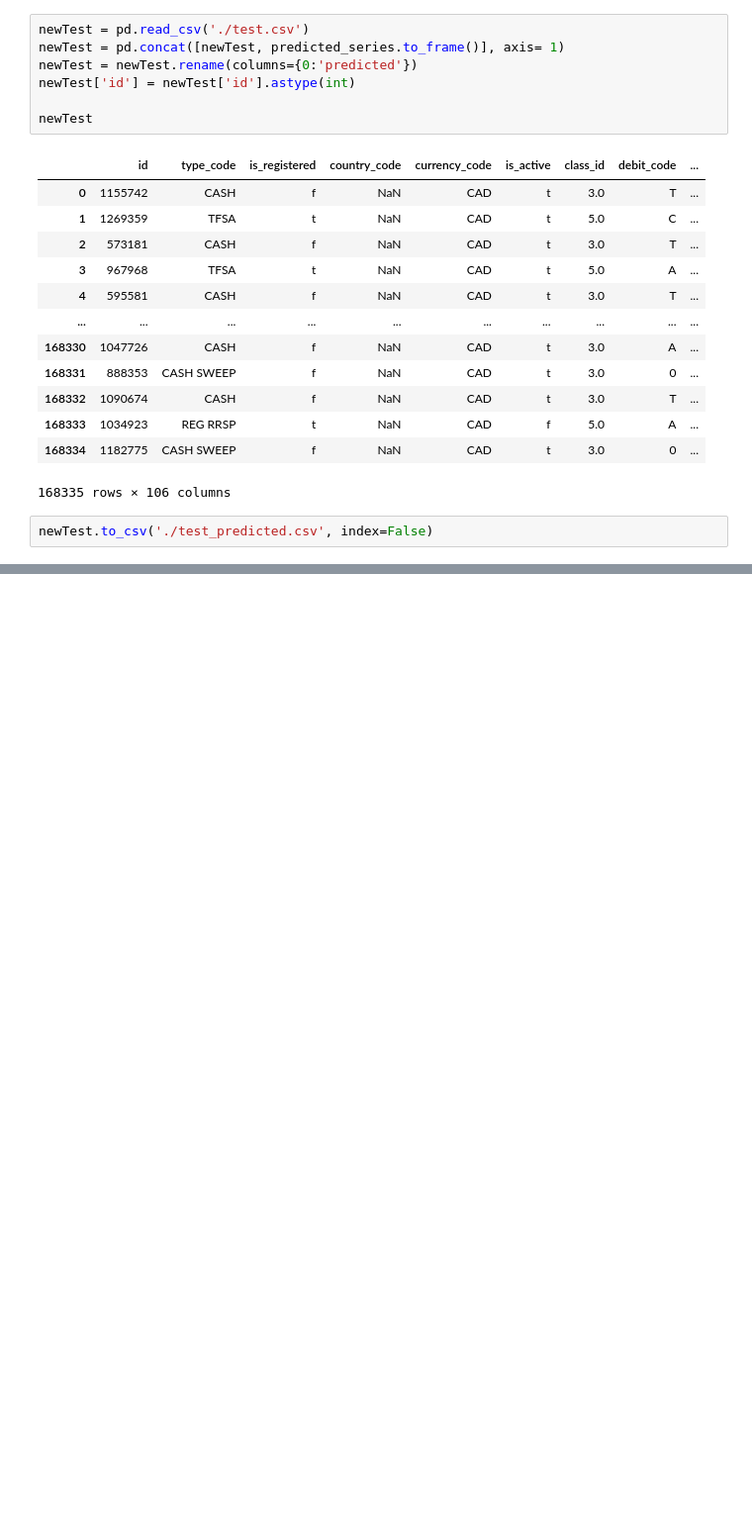
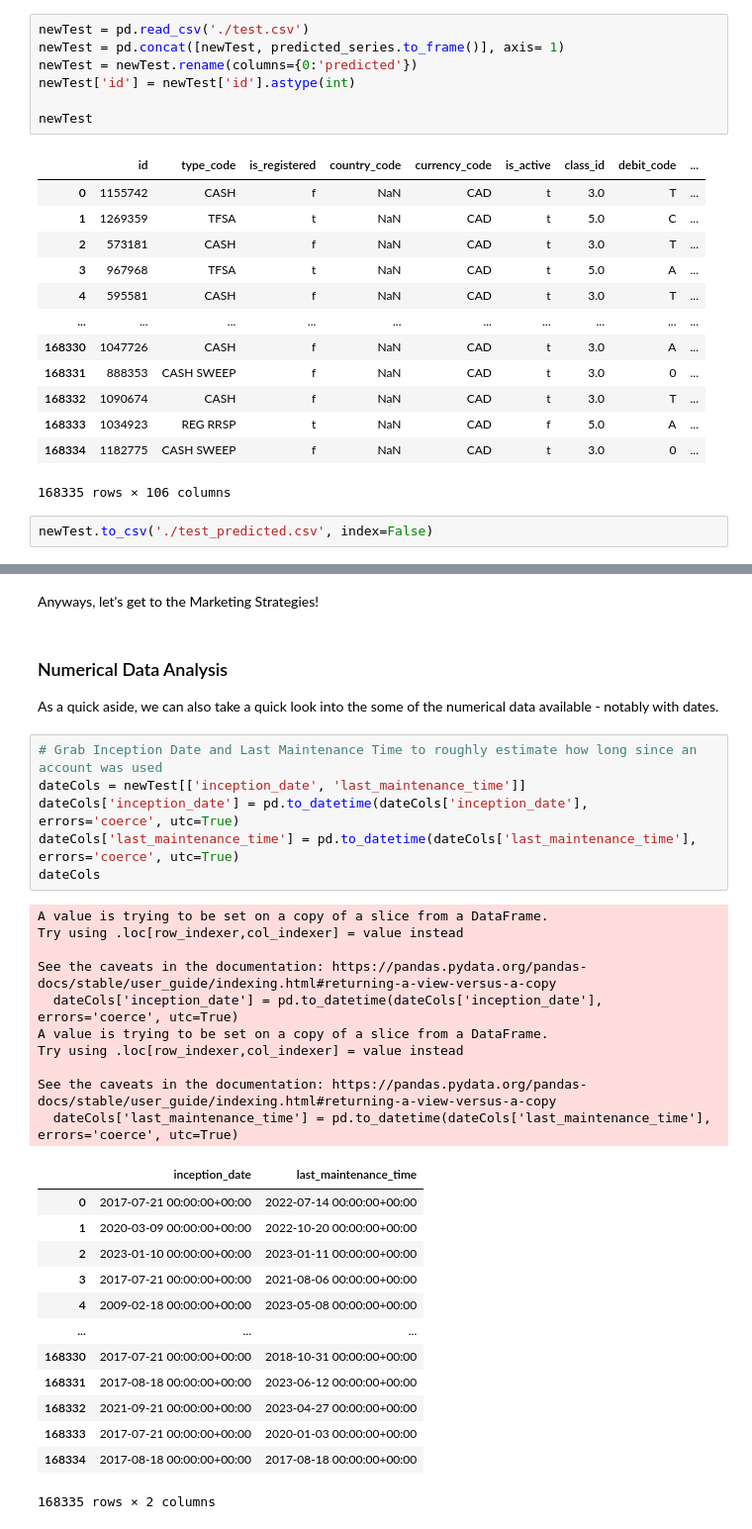
Before and after one commit to Andoiiii/CxC-III, a Jupyter notebook: main.ipynb, the cells around one changed output, grey strips where cells are left out. Shown at 99% size. Saved outputs shown, nothing was run; the diff lists cells and outputs as text; blank space fills up the shorter version.

```diff
--- a/main.ipynb
+++ b/main.ipynb
@@ -602,0 +682,35 @@ newTest.to_csv('./test_predicted.csv', index=False)
+# %% [markdown]
+Anyways, let's get to the Marketing Strategies!
+# %% [markdown]
+### Numerical Data Analysis
+As a quick aside, we can also take a quick look into the some of the numerical data available - notably with dates.
+# %%
+# Grab Inception Date and Last Maintenance Time to roughly estimate how long since an account was used
+dateCols = newTest[['inception_date', 'last_maintenance_time']]
+dateCols['inception_date'] = pd.to_datetime(dateCols['inception_date'], errors='coerce', utc=True)
+dateCols['last_maintenance_time'] = pd.to_datetime(dateCols['last_maintenance_time'], errors='coerce', utc=True)
+dateCols
+# %% [output]
+A value is trying to be set on a copy of a slice from a DataFrame.
+Try using .loc[row_indexer,col_indexer] = value instead
+
+See the caveats in the documentation: https://pandas.pydata.org/pandas-docs/stable/user_guide/indexing.html#returning-a-view-versus-a-copy
+  dateCols['inception_date'] = pd.to_datetime(dateCols['inception_date'], errors='coerce', utc=True)
+A value is trying to be set on a copy of a slice from a DataFrame.
+Try using .loc[row_indexer,col_indexer] = value instead
+
+See the caveats in the documentation: https://pandas.pydata.org/pandas-docs/stable/user_guide/indexing.html#returning-a-view-versus-a-copy
+  dateCols['last_maintenance_time'] = pd.to_datetime(dateCols['last_maintenance_time'], errors='coerce', utc=True)
+|  | inception_date | last_maintenance_time |
+| 0 | 2017-07-21 00:00:00+00:00 | 2022-07-14 00:00:00+00:00 |
+| 1 | 2020-03-09 00:00:00+00:00 | 2022-10-20 00:00:00+00:00 |
+| 2 | 2023-01-10 00:00:00+00:00 | 2023-01-11 00:00:00+00:00 |
+| 3 | 2017-07-21 00:00:00+00:00 | 2021-08-06 00:00:00+00:00 |
+| 4 | 2009-02-18 00:00:00+00:00 | 2023-05-08 00:00:00+00:00 |
+| ... | ... | ... |
+| 168330 | 2017-07-21 00:00:00+00:00 | 2018-10-31 00:00:00+00:00 |
+| 168331 | 2017-08-18 00:00:00+00:00 | 2023-06-12 00:00:00+00:00 |
+| 168332 | 2021-09-21 00:00:00+00:00 | 2023-04-27 00:00:00+00:00 |
+| 168333 | 2017-07-21 00:00:00+00:00 | 2020-01-03 00:00:00+00:00 |
+| 168334 | 2017-08-18 00:00:00+00:00 | 2017-08-18 00:00:00+00:00 |
+168335 rows × 2 columns
```
Also changed, not shown: parts of 25 cells of this notebook.
